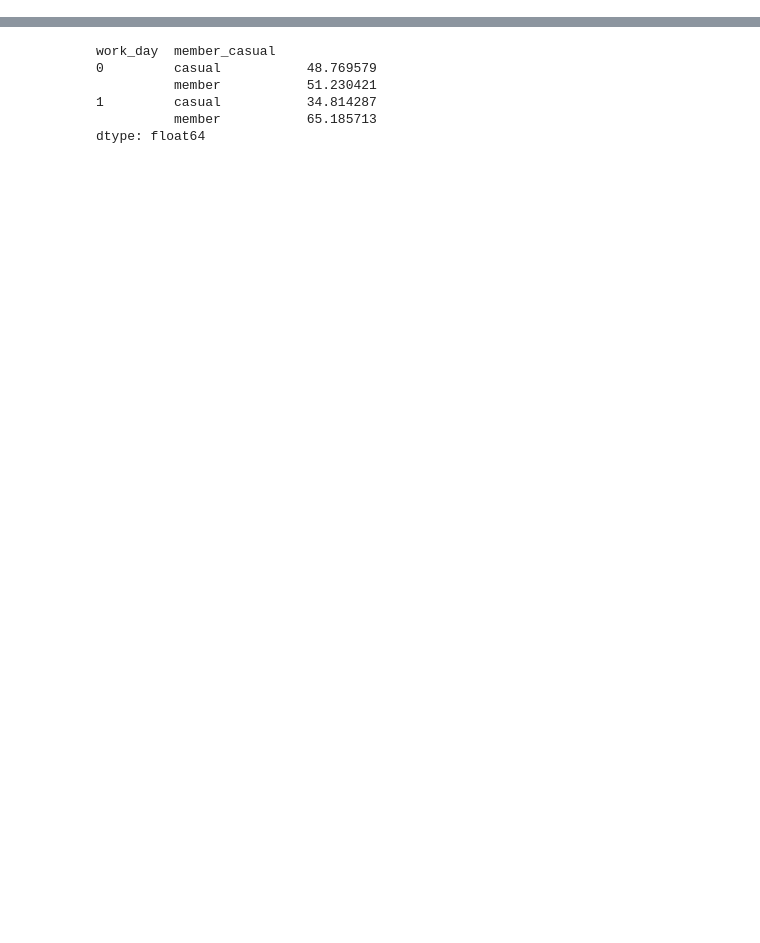
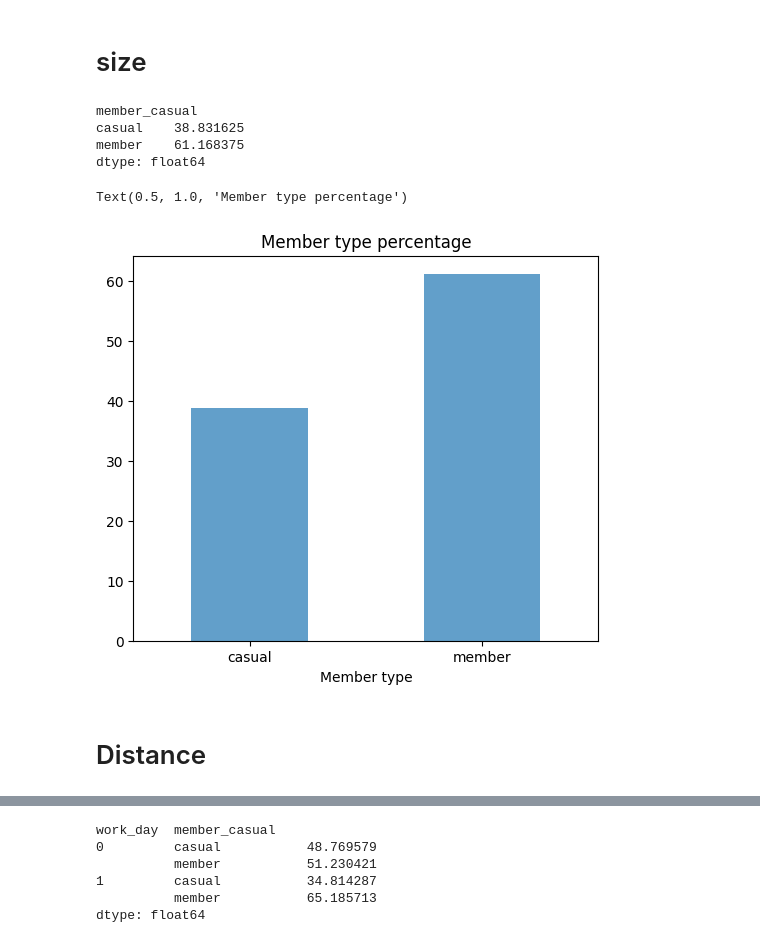
Before and after one commit to jackykang061233/data_analysis_project, a Jupyter notebook: divvy_bike/data_analyse.ipynb, the cells around one changed output, grey strips where cells are left out. Saved outputs shown, nothing was run; the diff lists cells and outputs as text; code cells hidden in the pictures; blank space fills up the shorter version.

```diff
--- a/divvy_bike/data_analyse.ipynb
+++ b/divvy_bike/data_analyse.ipynb
@@ -99,0 +10,3 @@ df.groupby('member_casual').agg({'distance': ['mean', 'median'], 'work_day': ['c
+# %%
+df = pd.read_csv("/Users/kangchieh/Project/divvy_bike/data/divvy_202207-202306/csv/all_analyzed.csv")
+df.head()
@@ -99,0 +21,21 @@ df.groupby('member_casual').agg({'distance': ['mean', 'median'], 'work_day': ['c
+# %% [markdown]
+# size
+# %%
+ratio = df.groupby('member_casual').size() / len(df) * 100
+ratio
+# %% [output]
+member_casual
+casual    38.831625
+member    61.168375
+dtype: float64
+# %%
+fig_ratio, ax_ratio = plt.subplots(figsize=(6, 5))
+ratio.plot.bar(ax=ax_ratio, alpha=0.7)
+ax_ratio.set_xticklabels(["casual","member"], rotation=0)
+ax_ratio.set_xlabel('Member type')
+ax_ratio.set_title('Member type percentage')
+# %% [output]
+Text(0.5, 1.0, 'Member type percentage')
+[figure, added]
+# %% [markdown]
+# Distance
```
Also changed, not shown: parts of 57 cells of this notebook, 1 other file.
